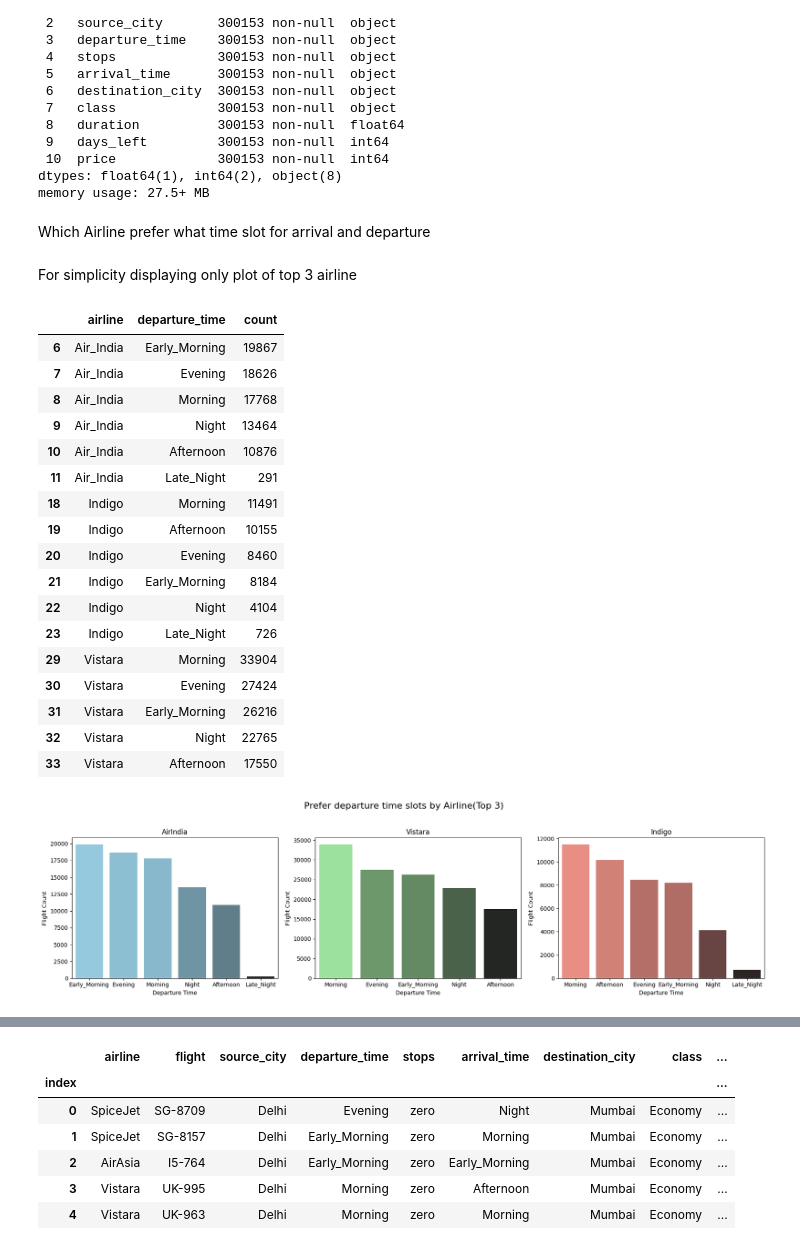
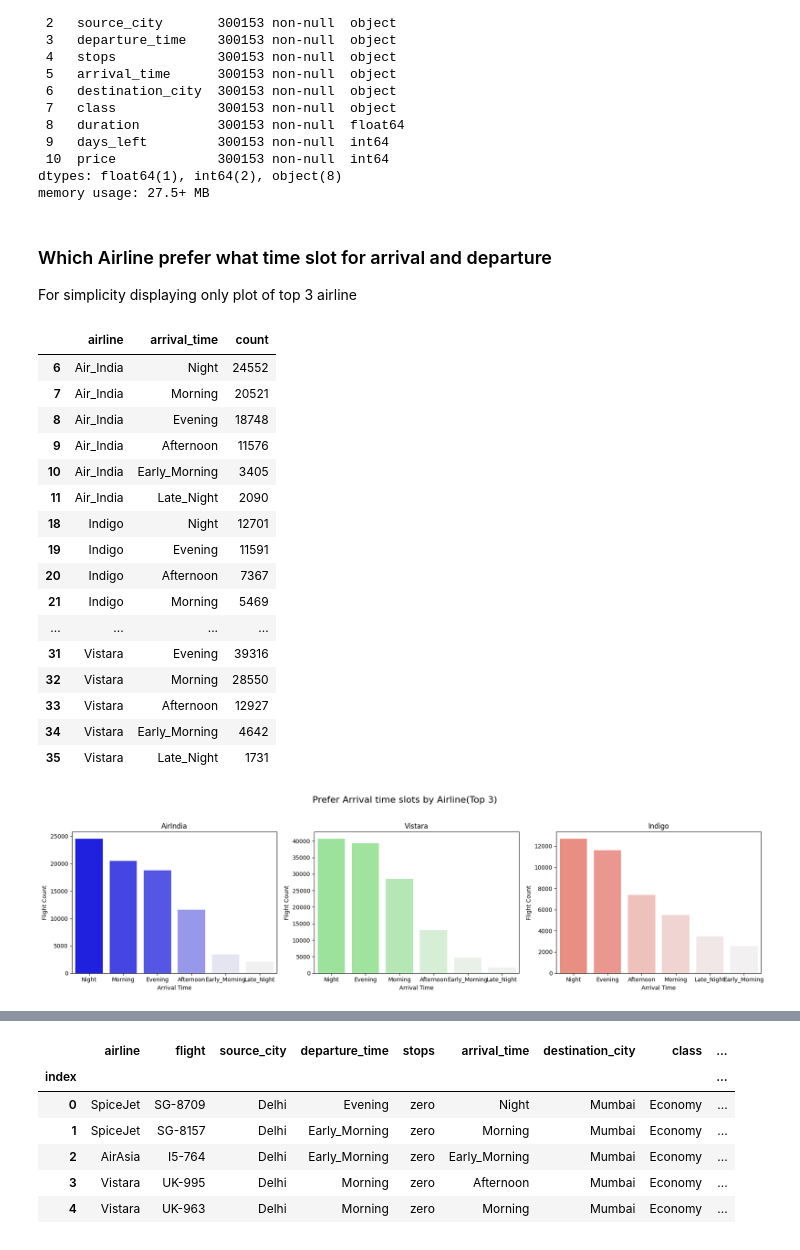
Before and after one commit to GawliYash20/Case-Studies-Data-Science, a Jupyter notebook: Airline_Flight_Analysis.ipynb, the cells around one changed output, grey strips where cells are left out. Cells and saved outputs as stored; diff of their text form; code cells hidden in the pictures.

```diff
--- a/Airline_Flight_Analysis.ipynb
+++ b/Airline_Flight_Analysis.ipynb
@@ -179,65 +179,63 @@ Data columns (total 11 columns):
 dtypes: float64(1), int64(2), object(8)
 memory usage: 27.5+ MB
 # %% [markdown]
-Which Airline prefer what time slot for arrival and departure
+### Which Airline prefer what time slot for arrival and departure
+For simplicity displaying only plot of top 3 airline
-# %% [markdown]
-For simplicity displaying only plot of top 3 airline
 # %%
 
-ar_flt = df.groupby(['airline'])['departure_time'].value_counts().reset_index()
+ar_flt = df.groupby(['airline'])['arrival_time'].value_counts().reset_index()
 ar_flt = ar_flt[ar_flt['airline'].isin(['Air_India', 'Vistara', 'Indigo'])]
 ar_flt
 # %% [output]
-|  | airline | departure_time | count |
-| 6 | Air_India | Early_Morning | 19867 |
-| 7 | Air_India | Evening | 18626 |
-| 8 | Air_India | Morning | 17768 |
-| 9 | Air_India | Night | 13464 |
-| 10 | Air_India | Afternoon | 10876 |
-| 11 | Air_India | Late_Night | 291 |
-| 18 | Indigo | Morning | 11491 |
-| 19 | Indigo | Afternoon | 10155 |
-| 20 | Indigo | Evening | 8460 |
-| 21 | Indigo | Early_Morning | 8184 |
-| 22 | Indigo | Night | 4104 |
-| 23 | Indigo | Late_Night | 726 |
-| 29 | Vistara | Morning | 33904 |
-| 30 | Vistara | Evening | 27424 |
-| 31 | Vistara | Early_Morning | 26216 |
-| 32 | Vistara | Night | 22765 |
-| 33 | Vistara | Afternoon | 17550 |
+|  | airline | arrival_time | count |
+| 6 | Air_India | Night | 24552 |
+| 7 | Air_India | Morning | 20521 |
+| 8 | Air_India | Evening | 18748 |
+| 9 | Air_India | Afternoon | 11576 |
+| 10 | Air_India | Early_Morning | 3405 |
+| 11 | Air_India | Late_Night | 2090 |
+| 18 | Indigo | Night | 12701 |
+| 19 | Indigo | Evening | 11591 |
+| 20 | Indigo | Afternoon | 7367 |
+| 21 | Indigo | Morning | 5469 |
+| ... | ... | ... | ... |
+| 31 | Vistara | Evening | 39316 |
+| 32 | Vistara | Morning | 28550 |
+| 33 | Vistara | Afternoon | 12927 |
+| 34 | Vistara | Early_Morning | 4642 |
+| 35 | Vistara | Late_Night | 1731 |
 # %%
 airIndia = ar_flt[ar_flt['airline'] == 'Air_India']
 Vistara = ar_flt[ar_flt['airline'] == 'Vistara']
 Indigo = ar_flt[ar_flt['airline'] == 'Indigo']
 # %%
 plt.figure(figsize=(18, 5))
-plt.suptitle('Prefer departure time slots by Airline(Top 3)', fontsize=16)
+plt.suptitle('Prefer Arrival time slots by Airline(Top 3)', fontsize=16)
 
 plt.subplot(1, 3, 1)
-sns.barplot(data=airIndia, x='departure_time', y='count', palette='dark:skyblue', hue='count', legend=False)
+sns.barplot(data=airIndia, x='arrival_time', y='count', palette='light:blue', hue='count', legend=False)
 plt.title('AirIndia')
-plt.xlabel('Departure Time')
+plt.xlabel('Arrival Time')
 plt.ylabel('Flight Count')
 
 
 plt.subplot(1, 3, 2)
-sns.barplot(data=Vistara, x='departure_time', y='count',  palette='dark:lightgreen', hue='count', legend=False)
+sns.barplot(data=Vistara, x='arrival_time', y='count',  palette='light:lightgreen', hue='count', legend=False)
 plt.title('Vistara')
-plt.xlabel('Departure Time')
+plt.xlabel('Arrival Time')
 plt.ylabel('Flight Count')
 
 
 
 plt.subplot(1, 3, 3)
-sns.barplot(data=Indigo, x='departure_time', y='count', palette='dark:salmon' ,hue='count', legend=False)
+sns.barplot(data=Indigo, x='arrival_time', y='count', palette='light:salmon' ,hue='count', legend=False)
 plt.title('Indigo')
-plt.xlabel('Departure Time')
+plt.xlabel('Arrival Time')
 plt.ylabel('Flight Count')
 
 plt.grid(False)
 
 plt.tight_layout(rect=[0, 0, 1, 0.95])
 plt.show()
 # %% [output]
-[figure, old version]
+[figure, new version]
```
Also changed, not shown: parts of 17 cells of this notebook, 2 other files.
